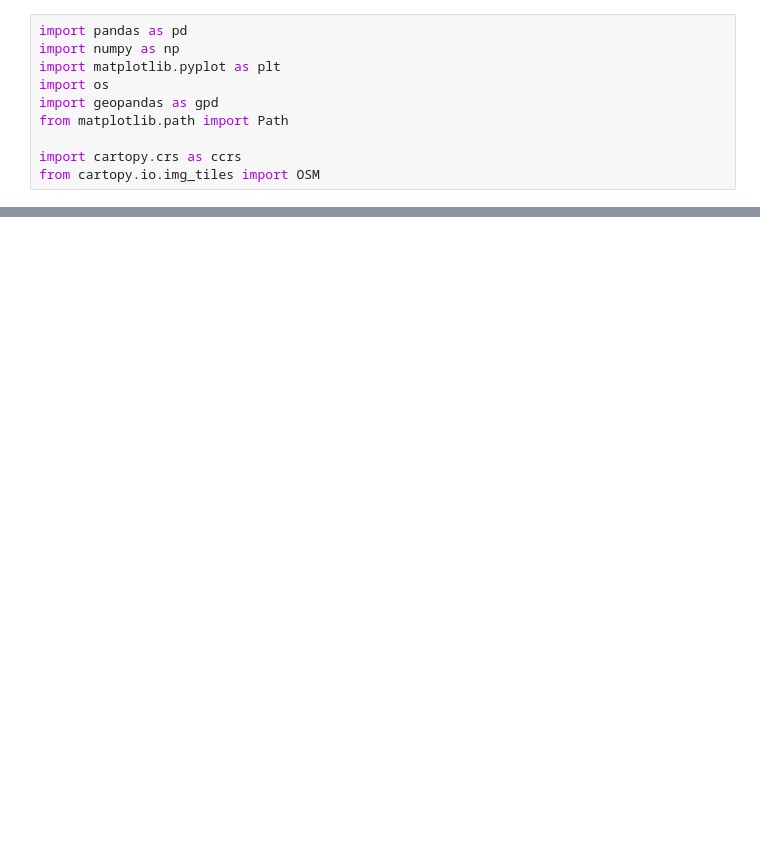
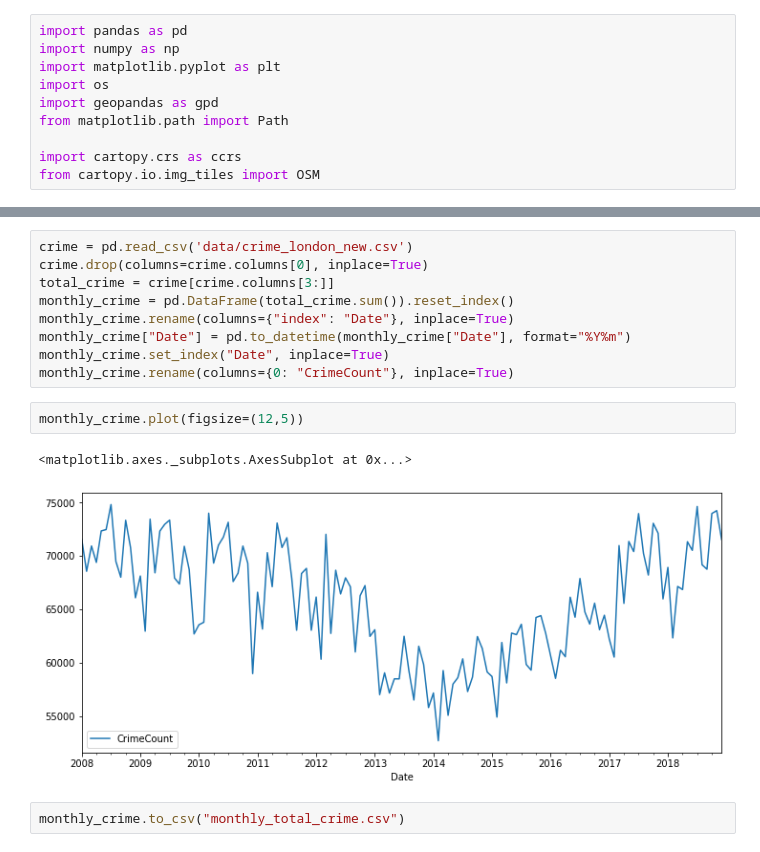
Before and after one commit to jlavileze/citadel-datathon-2020, a Jupyter notebook: analysis/london_borough_analysis.ipynb, the cells around one changed output, grey strips where cells are left out. Drawn from its saved outputs; the diff is of its cells as text; blank space fills up the shorter version.

Commit message:
Added initial crime time series analysis

```diff
--- a/analysis/london_borough_analysis.ipynb
+++ b/analysis/london_borough_analysis.ipynb
@@ -22,0 +11,16 @@ crime.head()
+# %%
+crime = pd.read_csv('data/crime_london_new.csv')
+crime.drop(columns=crime.columns[0], inplace=True)
+total_crime = crime[crime.columns[3:]]
+monthly_crime = pd.DataFrame(total_crime.sum()).reset_index()
+monthly_crime.rename(columns={"index": "Date"}, inplace=True)
+monthly_crime["Date"] = pd.to_datetime(monthly_crime["Date"], format="%Y%m")
+monthly_crime.set_index("Date", inplace=True)
+monthly_crime.rename(columns={0: "CrimeCount"}, inplace=True)
+# %%
+monthly_crime.plot(figsize=(12,5))
+# %% [output]
+<matplotlib.axes._subplots.AxesSubplot at 0x...>
+[figure, added]
+# %%
+monthly_crime.to_csv("monthly_total_crime.csv")
```
Also changed, not shown: parts of 2 cells of this notebook, 1 other file.
